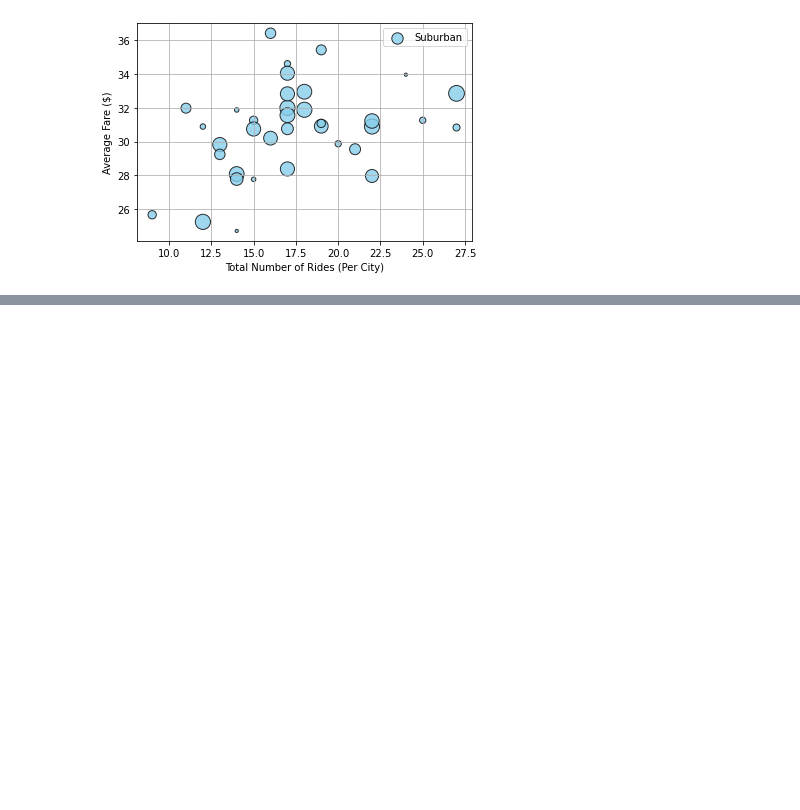
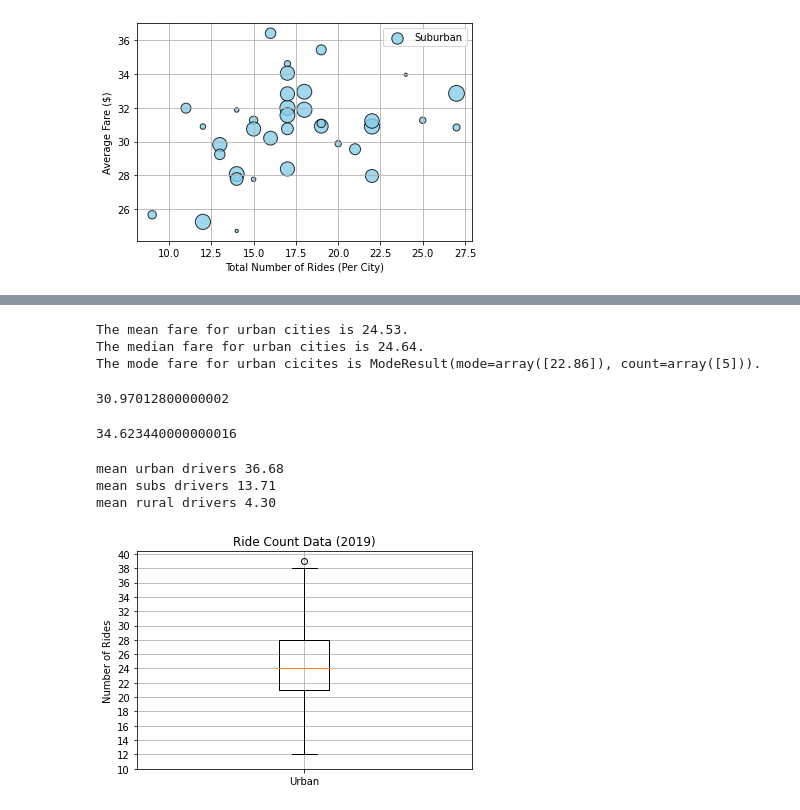
Before and after one commit to pbthompson92/PyBer_Analysis, a Jupyter notebook: PyBer.ipynb, the cells around one changed output, grey strips where cells are left out. Drawn from its saved outputs; the diff is of its cells as text; code cells hidden in the pictures; blank space fills up the shorter version.

Commit message:
adding box plots

```diff
--- a/PyBer.ipynb
+++ b/PyBer.ipynb
@@ -318,0 +446,24 @@ Text(42, 35, 'Note: Circle size correlates with driver count per city.')
+# %%
+# Calculate the measures of central tendency for the average fare for the urban cities.
+mean_urban_fares = np.mean(urban_fares)
+print(f"The mean fare for urban cities is {mean_urban_fares:.2f}.")
+
+median_urban_fares = np.median(urban_fares)
+print(f"The median fare for urban cities is {median_urban_fares}.")
+
+mode_urban_fares = sts.mode(urban_fares)
+print(f"The mode fare for urban cicites is {mode_urban_fares}.")
+# %% [output]
+The mean fare for urban cities is 24.53.
+The median fare for urban cities is 24.64.
+The mode fare for urban cicites is ModeResult(mode=array([22.86]), count=array([5])).
+# %%
+mean_suburban_fares = np.mean(suburban_fares)
+mean_rural_fares = np.mean(rural_fares)
+mean_suburban_fares
+# %% [output]
+30.97012800000002
+# %%
+mean_rural_fares
+# %% [output]
+34.623440000000016
@@ -318,0 +475,27 @@ Text(42, 35, 'Note: Circle size correlates with driver count per city.')
+# %%
+mean_urban_drivers = np.mean(urban_drivers)
+print(f'mean urban drivers {mean_urban_drivers:.2f}')
+
+mean_suburban_drivers = np.mean(suburban_drivers)
+print(f'mean subs drivers {mean_suburban_drivers:.2f}')
+
+mean_rural_drivers = np.mean(rural_drivers)
+print(f'mean rural drivers {mean_rural_drivers:.2f}')
+# %% [output]
+mean urban drivers 36.68
+mean subs drivers 13.71
+mean rural drivers 4.30
+# %%
+# create a box and whisker plot for urban cities ride count
+x_labels = ['Urban']
+fig, ax = plt.subplots()
+ax.boxplot(urban_ride_count, labels = x_labels)
+
+#add title, yaxis label and grid
+ax.set_title('Ride Count Data (2019)')
+ax.set_ylabel('Number of Rides')
+ax.set_yticks(np.arange(10,41, step = 2.0))
+ax.grid()
+plt.show()
+# %% [output]
+[figure, added]
```
Also changed, not shown: parts of 29 cells of this notebook, 4 other files.
